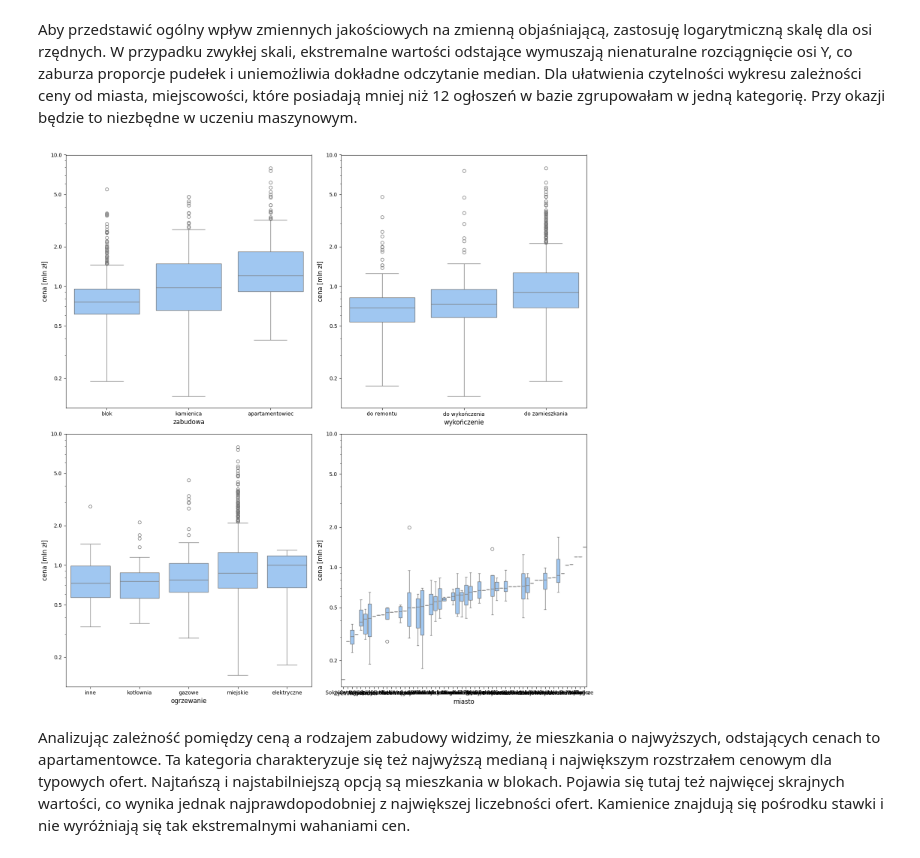
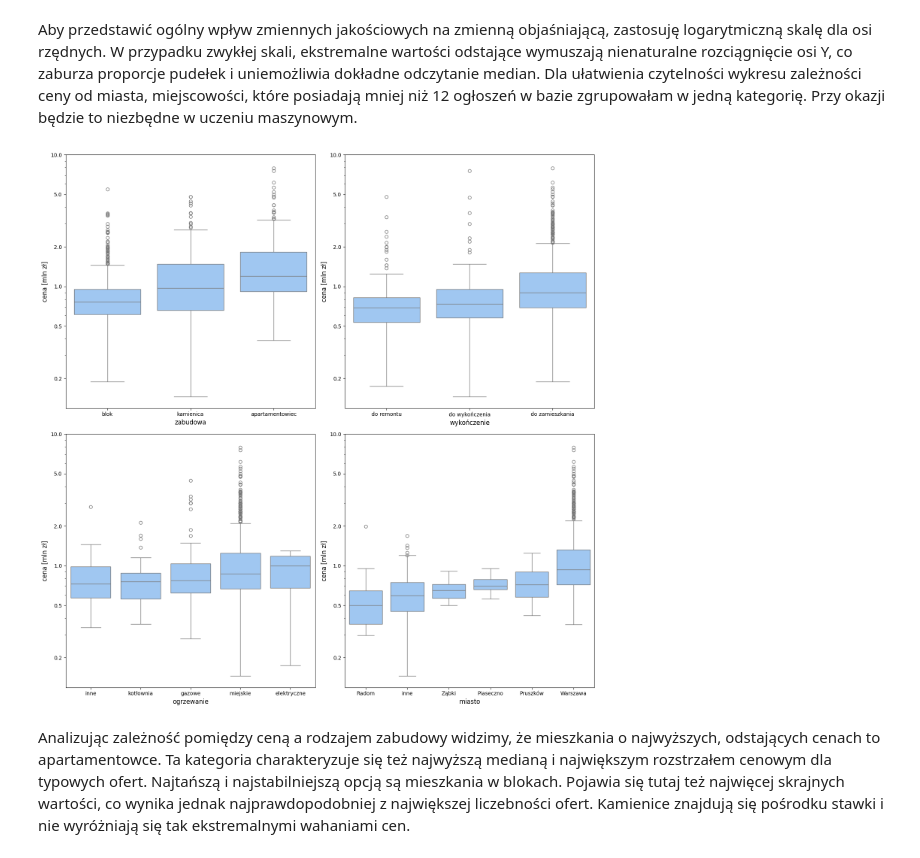
Before and after one commit to obydzoliwia/Pandas-EDA-Project, a Jupyter notebook: raport.ipynb, the cells around one changed output. Saved outputs shown, nothing was run; the diff lists cells and outputs as text; code cells hidden in the pictures.

Commit message:
Fix minor bug in visualization

```diff
--- a/raport.ipynb
+++ b/raport.ipynb
@@ -991,15 +991,15 @@ def boxplots(df, x, i):
 # %%
 fig, ax = plt.subplots(2, 2, figsize=(15,15))
 ax = ax.flatten()
 
 boxplots(df, "zabudowa", 0)
 boxplots(df, "wykończenie", 1)
 boxplots(df, "ogrzewanie", 2)
-boxplots(df_temp, "miasto", 3)
+boxplots(df, "miasto", 3)
 
 plt.tight_layout()
 # %% [output]
-[figure, old version]
+[figure, new version]
 # %% [markdown]
 Analizując zależność pomiędzy ceną a rodzajem zabudowy widzimy, że mieszkania o najwyższych, odstających cenach to apartamentowce. Ta kategoria charakteryzuje się też najwyższą medianą i największym rozstrzałem cenowym dla typowych ofert. Najtańszą i najstabilniejszą opcją są mieszkania w blokach. Pojawia się tutaj też najwięcej skrajnych wartości, co wynika jednak najprawdopodobniej z największej liczebności ofert. Kamienice znajdują się pośrodku stawki i nie wyróżniają się tak ekstremalnymi wahaniami cen.
 # %% [markdown]
```
